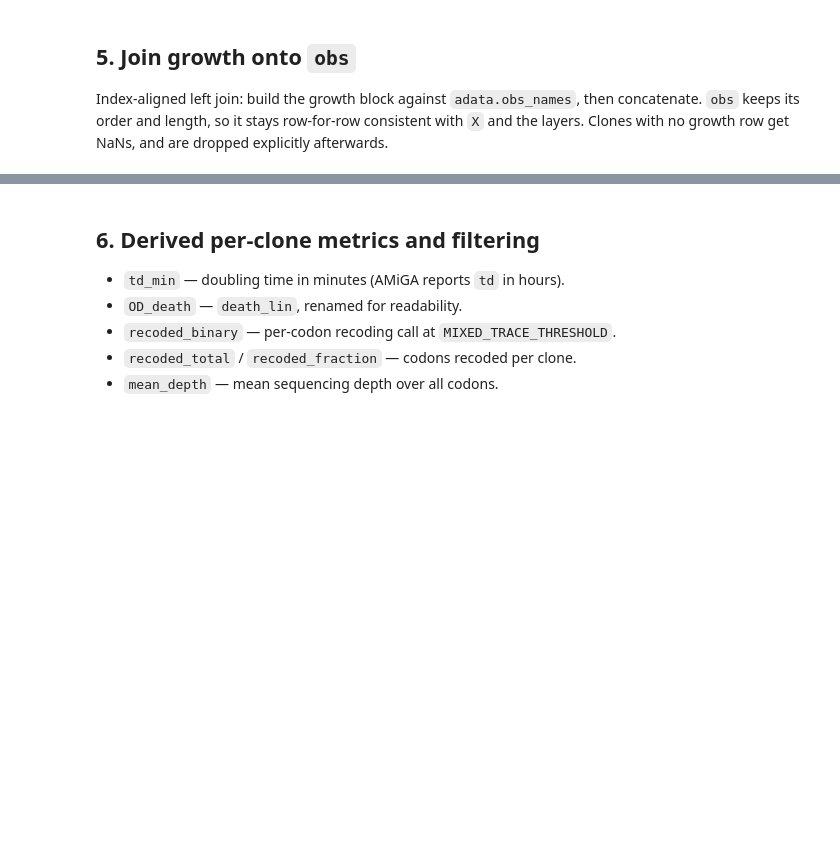
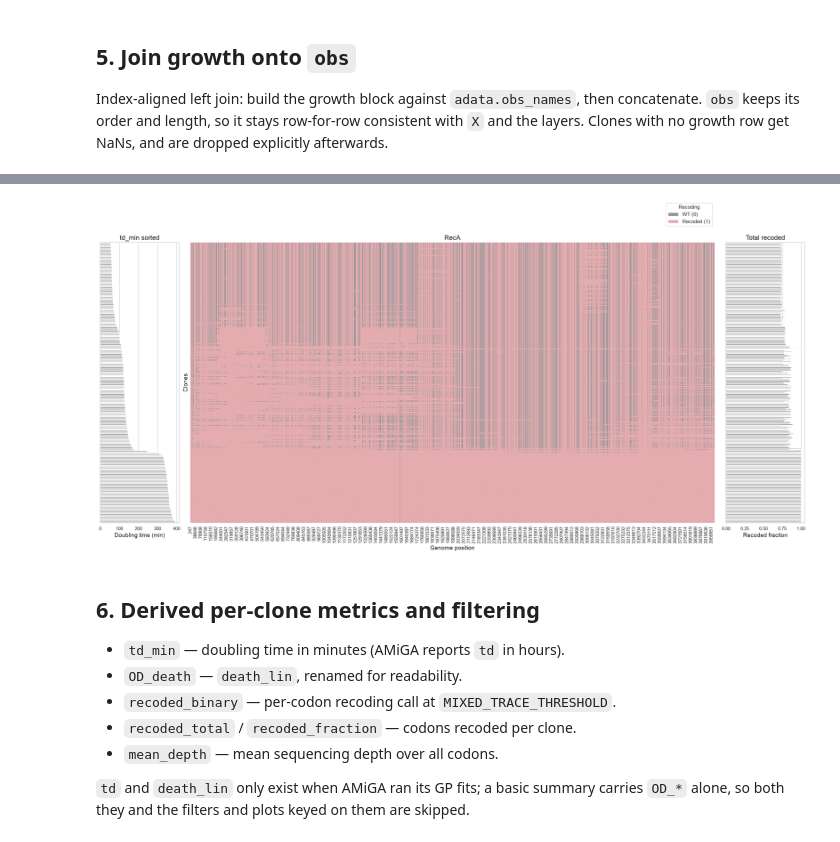
Before and after one commit to EIT-GBI/nf-recoded-alignment, a Jupyter notebook: notebooks/integrate_growth_data.ipynb, the cells around one changed output, grey strips where cells are left out. Drawn from its saved outputs; the diff is of its cells as text; code cells hidden in the pictures; blank space fills up the shorter version.

```diff
--- a/notebooks/integrate_growth_data.ipynb
+++ b/notebooks/integrate_growth_data.ipynb
@@ -170,3 +594,71 @@ adata.obs.head()
+# %%
+from matplotlib.colors import ListedColormap
+from matplotlib.patches import Patch
+
+recoding = np.asarray(adata.layers['recoded_binary'])
+td_min = np.asarray(adata.obs['td_min'])
+total_recoding = np.asarray(adata.obs['recoded_fraction'])
+
+sorted_indices = np.argsort(td_min)
+recoding_sorted = recoding[sorted_indices, :]
+td_min_sorted = td_min[sorted_indices]
+total_recoding_sorted = total_recoding[sorted_indices]
+
+y_positions = np.arange(len(td_min_sorted))
+n_clones = len(td_min_sorted)
+
+
+fig, axes = plt.subplots(
+    1, 3,
+    figsize=(30, 12),
+    gridspec_kw={'width_ratios': [3, 20, 3], 'wspace': 0.05}
+)
+ax_td = axes[0]
+ax_main = axes[1]
+ax_total = axes[2]
+# --- Panel A: td_min horizontal bars ---
+#ax_td.barh(y_positions, td_min_sorted, color="#282828")
+ax_td.barh(y_positions, td_min_sorted, color='gray')
+ax_td.set_ylim(n_clones, 0)
+ax_td.set_title("td_min sorted", fontsize=16)
+# increase font size of x label
+ax_td.set_xlabel("Doubling time (min)", fontsize=14)
+ax_td.set_yticks([])
+# --- Panel B: binary recoding heatmap ---
+binary_cmap = ListedColormap(['#939598', '#e4acaf'])  # 0=WT, 1=Recoded
+sns.heatmap(
+    recoding_sorted,
+    cmap=binary_cmap,
+    cbar=False,
+    ax=ax_main,
+    xticklabels=False,
+    yticklabels=False
+)
+# on x plot codon start position
+condon_positions = adata.var['codon_start'].values
+# ticks every 1000 codons
+ticks_every = 1000
+ax_main.set_xticks(np.arange(0, len(condon_positions), ticks_every))
+ax_main.set_xticklabels(condon_positions[::ticks_every], rotation=90)
+
+ax_main.set_title("RecA", fontsize=16)
+ax_main.set_xlabel("Genome position", fontsize=14)
+ax_main.set_ylabel("Clones", fontsize=14)
+legend_handles = [
+    Patch(facecolor='#939598', label='WT (0)'),
+    Patch(facecolor='#e4acaf', label='Recoded (1)')
+]
+# move legend outside of the plot
+ax_main.legend(handles=legend_handles, title="Recoding", loc='upper right', fontsize=12, bbox_to_anchor=(1, 1.15))
+# --- Panel C: total_recoding horizontal bars ---
+ax_total.barh(y_positions, total_recoding_sorted, color='gray')
+ax_total.set_ylim(n_clones, 0)
+ax_total.set_title("Total recoded", fontsize=16)
+ax_total.set_xlabel("Recoded fraction", fontsize=14)
+ax_total.set_yticks([])
+plt.savefig(os.path.join(tables_path, 'recoding_landscape_heatmap.png'), dpi=300)
+# %% [output]
+[figure, added]
 # %% [markdown]
 ## 6. Derived per-clone metrics and filtering
 
@@ -175,4 +667,7 @@ adata.obs.head()
 - `recoded_binary` — per-codon recoding call at `MIXED_TRACE_THRESHOLD`.
 - `recoded_total` / `recoded_fraction` — codons recoded per clone.
 - `mean_depth` — mean sequencing depth over all codons.
+
+`td` and `death_lin` only exist when AMiGA ran its GP fits; a basic summary carries
+`OD_*` alone, so both they and the filters and plots keyed on them are skipped.
 # %%
```
Also changed, not shown: parts of 39 cells of this notebook, 2 other files.
